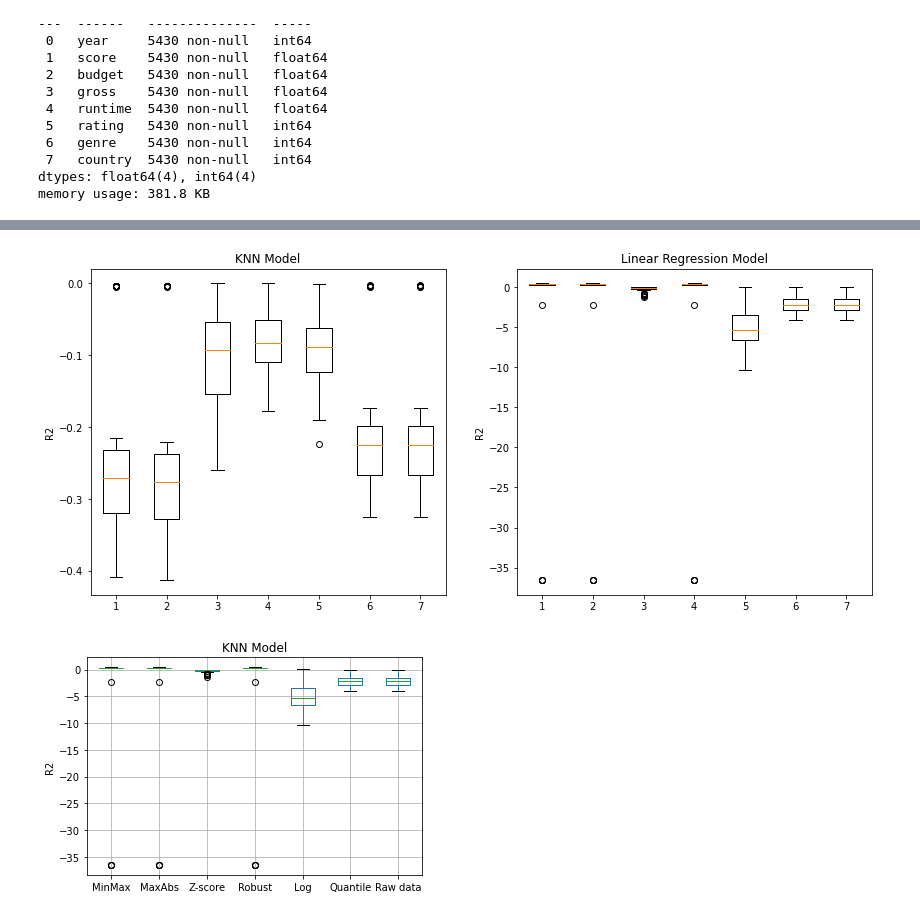
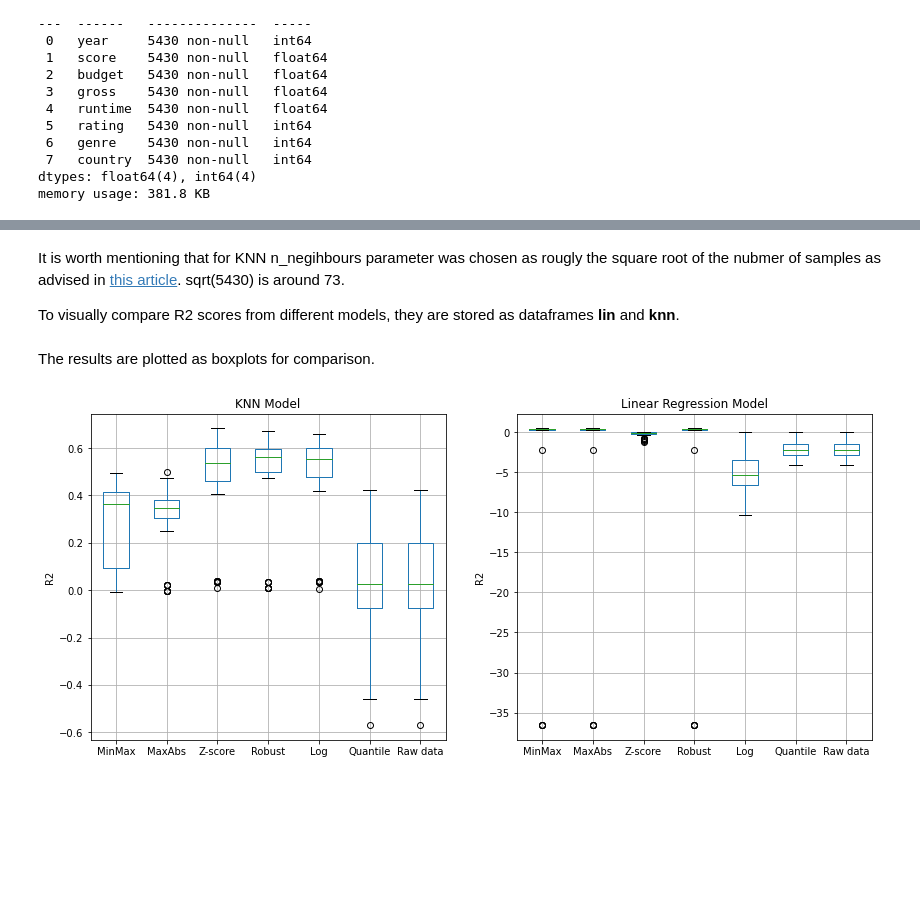
Before and after one commit to dchicasduena/COMP3400_Project, a Jupyter notebook: Iteration 2/Project2.ipynb, the cells around one changed output, grey strips where cells are left out. Cells and saved outputs as stored; diff of their text form; code cells hidden in the pictures; blank space fills up the shorter version.

```diff
--- a/Iteration 2/Project2.ipynb
+++ b/Iteration 2/Project2.ipynb
@@ -337,6 +358,10 @@ def training_tests(df, model, arr_scalers, scaler_names, results):
     cv = RepeatedKFold(n_splits=10, n_repeats=5, random_state=1)
     scores = cross_val_score(model, X_t, y, scoring='r2', cv=cv, n_jobs=-1)
     results['Raw data'] = scores
+# %% [markdown]
+It is worth mentioning that for KNN n_negihbours parameter was chosen as rougly the square root of the nubmer of samples as advised in [this article](https://towardsdatascience.com/a-simple-introduction-to-k-nearest-neighbors-algorithm-b3519ed98e). sqrt(5430) is around 73.
+
+To visually compare R2 scores from different models, they are stored as dataframes **lin** and **knn**.
 # %%
 #Linear Model
 model = LinearRegression()
@@ -345,7 +370,7 @@ training_tests(m2_clean, model, arr_scalers, scaler_names, results)
 lin = pd.DataFrame(results)
 
 #KNN Model
-model = KNeighborsR(n_neighbors=73)
+model = KNeighborsRegressor(n_neighbors=73)
 training_tests(m2_clean, model, arr_scalers, scaler_names, results)
 #dataframe for KNN model score results
 knn = pd.DataFrame(results)
@@ -355,22 +377,16 @@ knn = pd.DataFrame(results)
+# %% [markdown]
+The results are plotted as boxplots for comparison.
 # %%
 fig, axs = plt.subplots(1,2,figsize=(14,6))
 
-axs[0].boxplot(knn)
+knn.boxplot(ax=axs[0])
 #knn.boxplot(ax = axs[0])
 axs[0].set(title = "KNN Model", ylabel = "R2")
 
 #lin.boxplot(ax = axs[1])
-axs[1].boxplot(lin)
+lin.boxplot(ax = axs[1])
 axs[1].set(title = "Linear Regression Model", ylabel = "R2")
 
 plt.show()
 # %% [output]
-[figure, old version]
+[figure, new version]
-# %%
-df_res = pd.DataFrame(KNN_results)
-boxplot = df_res.boxplot()
-boxplot.set_ylabel('R2')
-plt.title('KNN Model')
-plt.show()
-# %% [output]
-[figure, removed]
```
Also changed, not shown: parts of 11 cells of this notebook.
